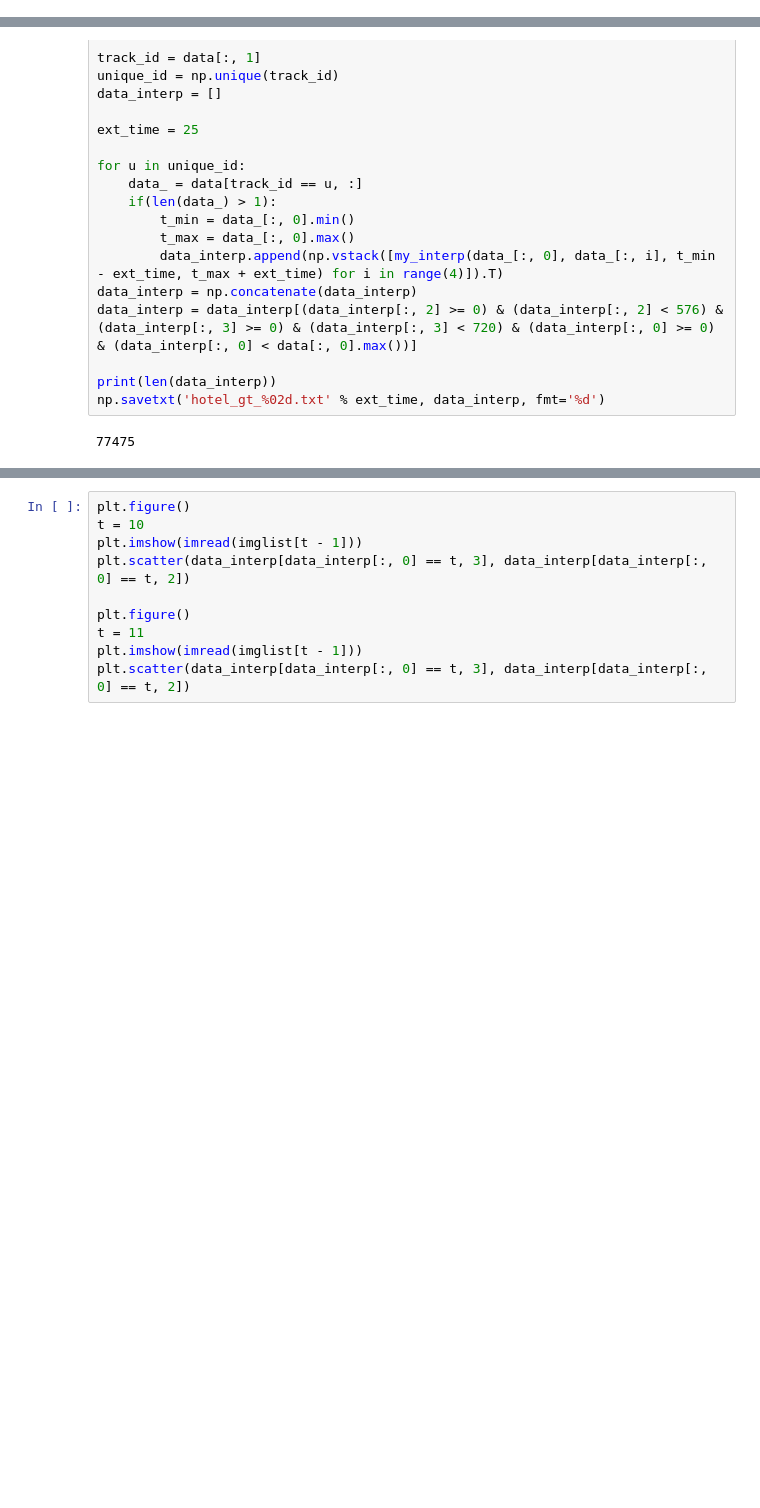
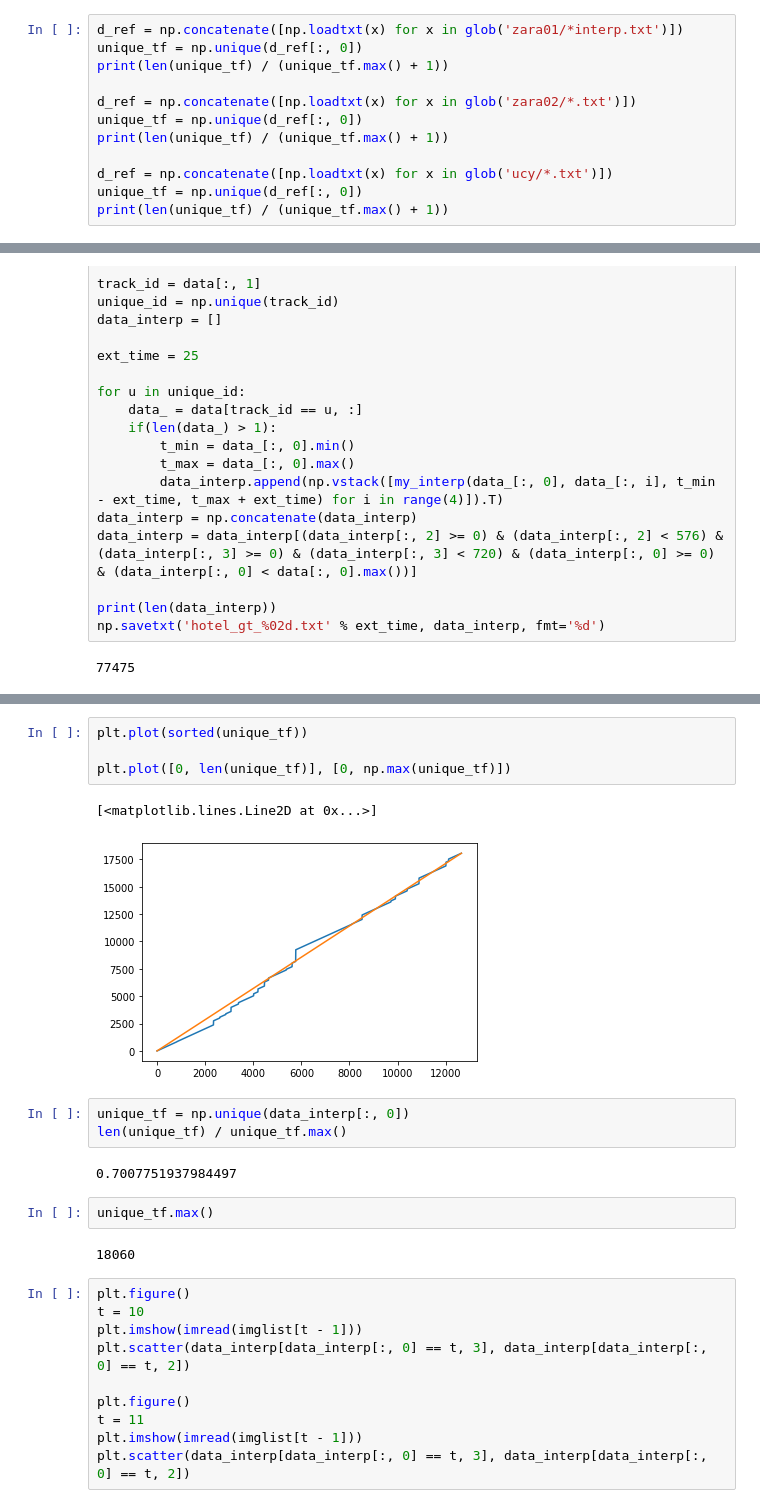
Before and after one commit to yonetaniryo/C-3-Framework, a Jupyter notebook: visualize_hotel.ipynb, the cells around one changed output, grey strips where cells are left out. Cells and saved outputs as stored; diff of their text form; blank space fills up the shorter version.

Commit message:
Interpolate ETH/UCY

```diff
--- a/visualize_hotel.ipynb
+++ b/visualize_hotel.ipynb
@@ -10,0 +33,12 @@ from scipy.interpolate import interp1d
+# %%
+d_ref = np.concatenate([np.loadtxt(x) for x in glob('zara01/*interp.txt')])
+unique_tf = np.unique(d_ref[:, 0])
+print(len(unique_tf) / (unique_tf.max() + 1))
+
+d_ref = np.concatenate([np.loadtxt(x) for x in glob('zara02/*.txt')])
+unique_tf = np.unique(d_ref[:, 0])
+print(len(unique_tf) / (unique_tf.max() + 1))
+
+d_ref = np.concatenate([np.loadtxt(x) for x in glob('ucy/*.txt')])
+unique_tf = np.unique(d_ref[:, 0])
+print(len(unique_tf) / (unique_tf.max() + 1))
@@ -53,3 +118,19 @@ np.savetxt('hotel_gt_%02d.txt' % ext_time, data_interp, fmt='%d')
+# %%
+plt.plot(sorted(unique_tf))
+
+plt.plot([0, len(unique_tf)], [0, np.max(unique_tf)])
+# %% [output]
+[<matplotlib.lines.Line2D at 0x...>]
+[figure, added]
+# %%
+unique_tf = np.unique(data_interp[:, 0])
+len(unique_tf) / unique_tf.max()
+# %% [output]
+0.7007751937984497
+# %%
+unique_tf.max()
+# %% [output]
+18060
 # %%
 plt.figure()
 t = 10
```
Also changed, not shown: parts of 9 cells of this notebook, 16 other files.
